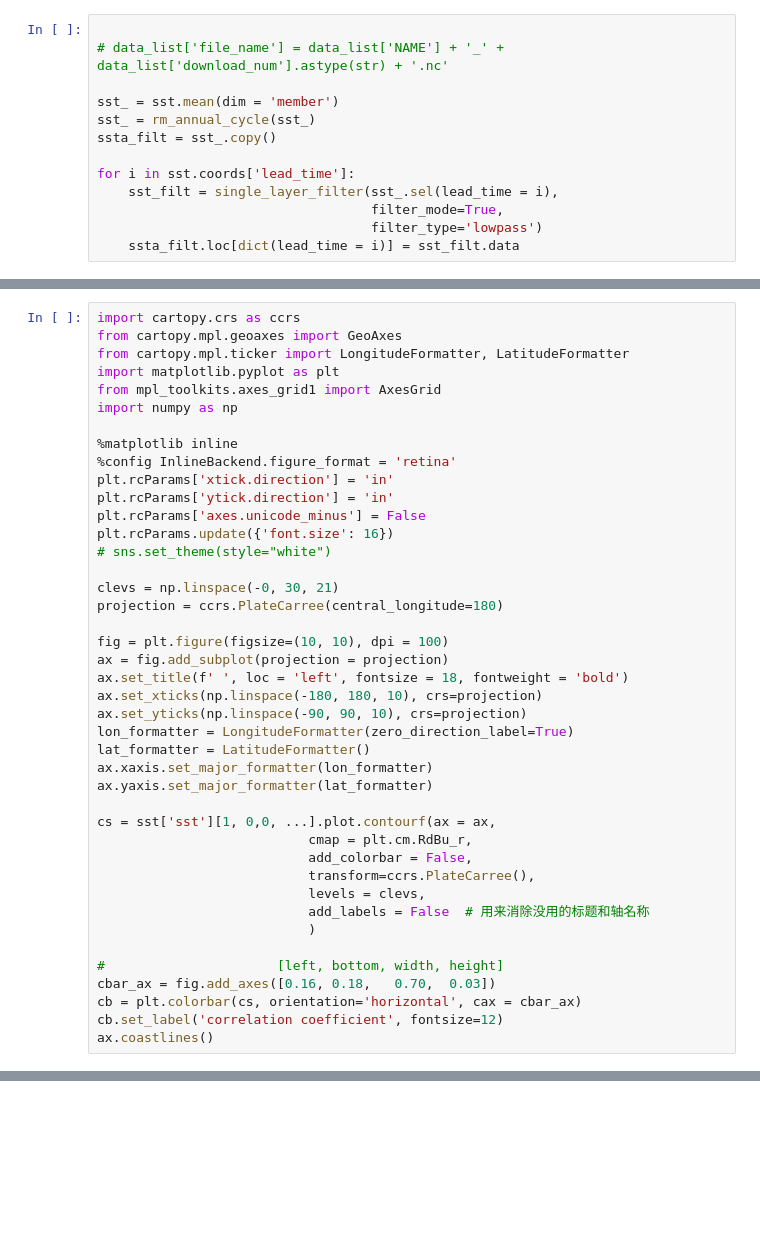
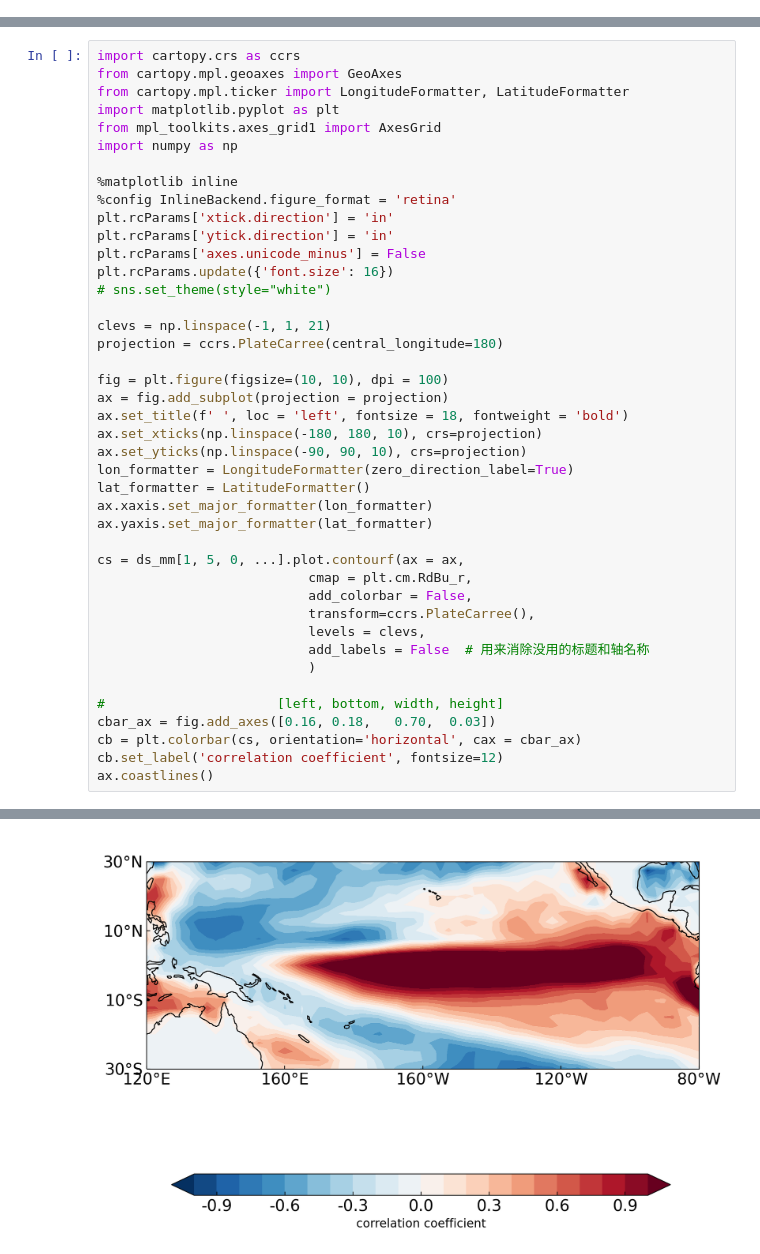
Before and after one commit to listentorain-W/NMME_toolkit, a Jupyter notebook: sst_base_process.ipynb, the cells around one changed output, grey strips where cells are left out. Drawn from its saved outputs; the diff is of its cells as text; blank space fills up the shorter version.

Commit message:
[0.2.0]ssta process basic code

```diff
--- a/sst_base_process.ipynb
+++ b/sst_base_process.ipynb
@@ -4,13 +0,0 @@ import pathlib as pl
-# %%
-
-# data_list['file_name'] = data_list['NAME'] + '_' + data_list['download_num'].astype(str) + '.nc'
-
-sst_ = sst.mean(dim = 'member')
-sst_ = rm_annual_cycle(sst_)
-ssta_filt = sst_.copy()
-
-for i in sst.coords['lead_time']:
-    sst_filt = single_layer_filter(sst_.sel(lead_time = i),
-                                   filter_mode=True,
-                                   filter_type='lowpass')
-    ssta_filt.loc[dict(lead_time = i)] = sst_filt.data
@@ -30,7 +114,7 @@ plt.rcParams['axes.unicode_minus'] = False
 plt.rcParams.update({'font.size': 16})
 # sns.set_theme(style="white")
 
-clevs = np.linspace(-0, 30, 21)
+clevs = np.linspace(-1, 1, 21)
 projection = ccrs.PlateCarree(central_longitude=180)
 
 fig = plt.figure(figsize=(10, 10), dpi = 100)
@@ -43,7 +127,7 @@ lat_formatter = LatitudeFormatter()
 ax.xaxis.set_major_formatter(lon_formatter)
 ax.yaxis.set_major_formatter(lat_formatter)
 
-cs = sst['sst'][1, 0,0, ...].plot.contourf(ax = ax,
+cs = ds_mm[1, 5, 0, ...].plot.contourf(ax = ax,
                            cmap = plt.cm.RdBu_r,
                            add_colorbar = False,
                            transform=ccrs.PlateCarree(),
@@ -56,3 +140,4 @@ cbar_ax = fig.add_axes([0.16, 0.18,   0.70,  0.03])
 cb = plt.colorbar(cs, orientation='horizontal', cax = cbar_ax)
 cb.set_label('correlation coefficient', fontsize=12)
 ax.coastlines()
+# %% [output]
@@ -58,0 +145 @@ ax.coastlines()
+[figure, added]
```
Also changed, not shown: parts of 3 cells of this notebook, 4 other files.
